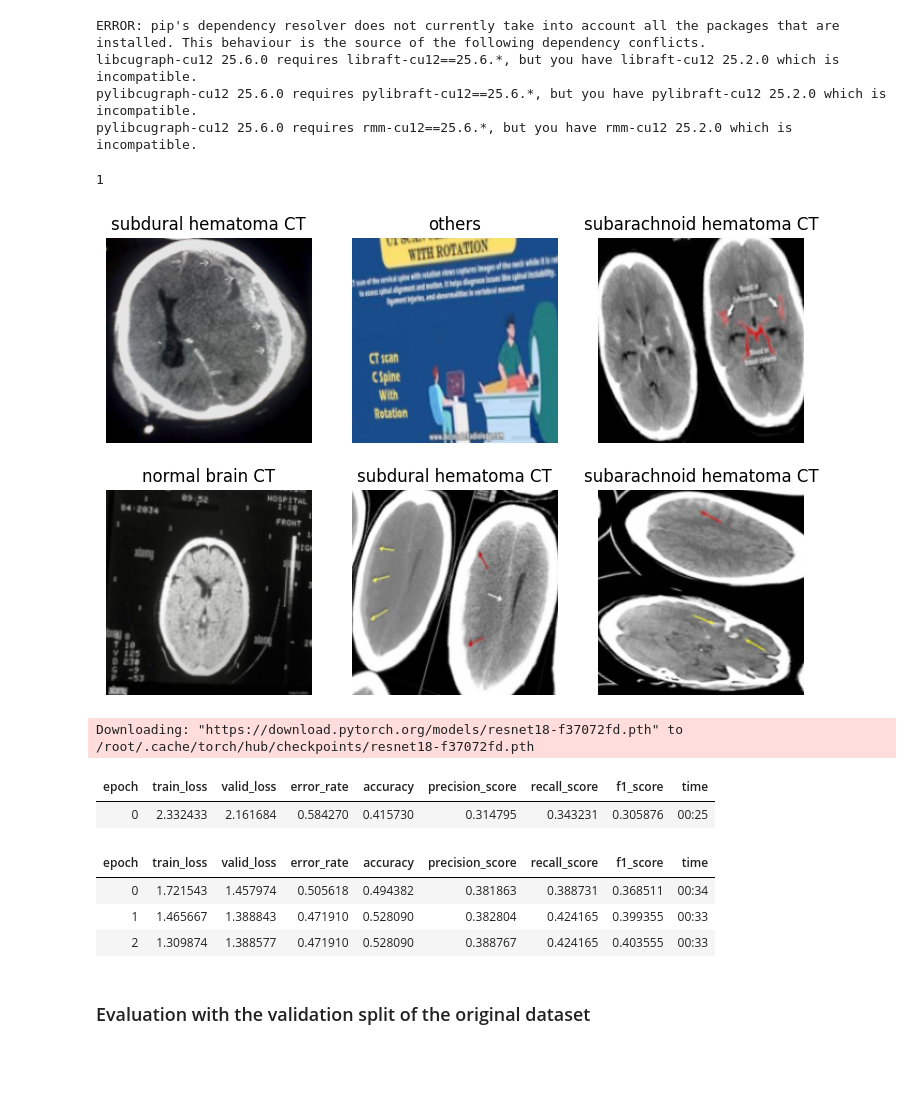
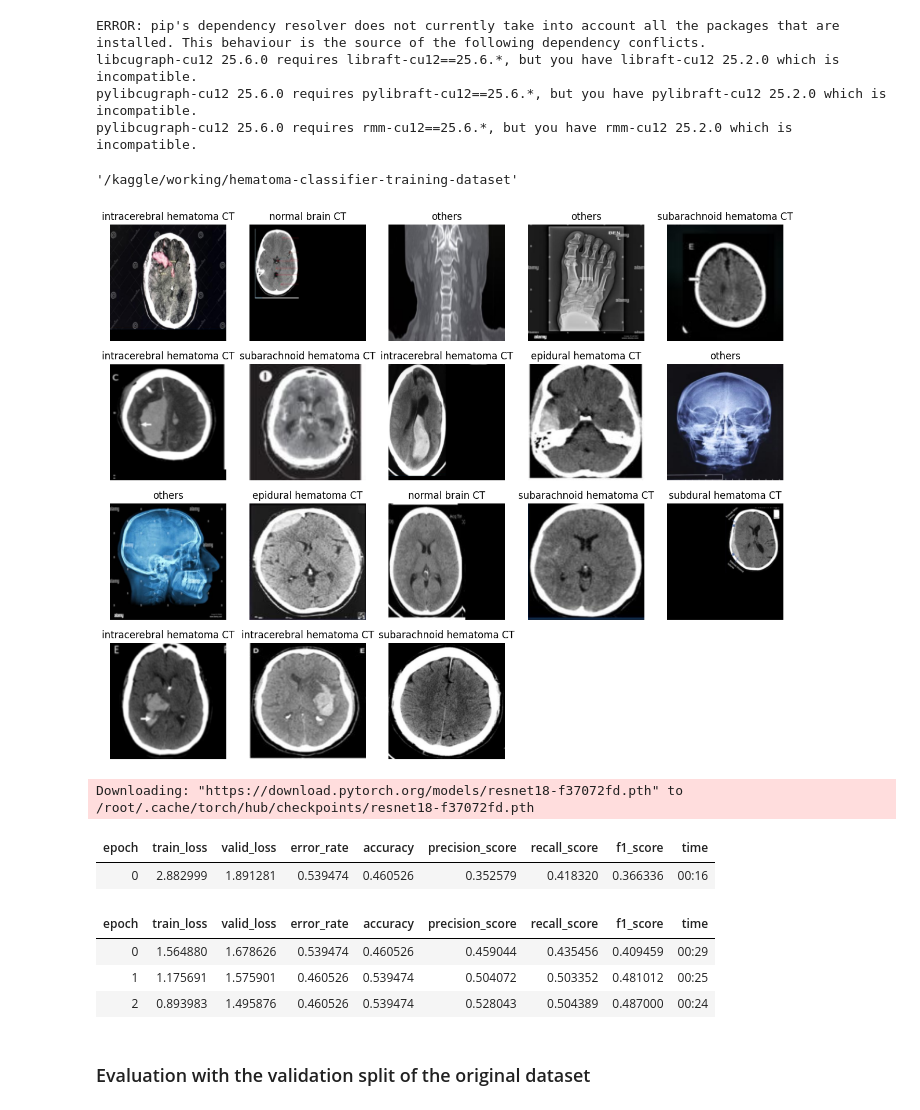
Before and after one commit to EmmanuelNiyi/CT-Hematoma-Classifier-Multi-class, a Jupyter notebook: ct-hematoma-classifier-v2-multi-class.ipynb, the cells around one changed output. Saved outputs shown, nothing was run; the diff lists cells and outputs as text; code cells hidden in the pictures; blank space fills up the shorter version.

Commit message:
Kaggle Notebook | CT Hematoma Classifier v2 – Multi-class | Version 10

```diff
--- a/ct-hematoma-classifier-v2-multi-class.ipynb
+++ b/ct-hematoma-classifier-v2-multi-class.ipynb
@@ -124,42 +88,29 @@ for class_ in combined_classes:
-# %%
-# verify all downloaded images and remove any corrupted or unreadable files from the dataset
-
-from fastai.vision.all import *
-failed = verify_images(get_image_files(path))
-failed.map(Path.unlink)
-len(failed)
-# %% [output]
-1
+# %%
+import shutil
+
+src = "/kaggle/input/hematoma-classifier-training-dataset"
+dst = "/kaggle/working/hematoma-classifier-training-dataset"
+path=dst
+
+shutil.copytree(src, dst, dirs_exist_ok=True)
+# %% [output]
+'/kaggle/working/hematoma-classifier-training-dataset'
 # %%
 # create a fastai datablock for image classification with an 80/20 train-validation split and display sample images
-
-
-# data augmentation
-batch_tfms=aug_transforms(
-        do_flip=True,
-        flip_vert=True,
-        max_rotate=20.0,
-        max_zoom=1.1,
-        max_lighting=0.2,
-        max_warp=0.1,
-        p_affine=0.75,
-        p_lighting=0.75
-    )
-
+from fastai.vision.all import *
 
 dls = DataBlock(
     blocks=(ImageBlock, CategoryBlock),
     get_items=get_image_files,
     splitter=RandomSplitter(valid_pct=0.2, seed=42),
     get_y=parent_label,
     # resize all images to 192x192 using squish method
-    item_tfms=[Resize(192, method='squish')],
-    batch_tfms=batch_tfms
+    item_tfms=[Resize(192, method='squish')]
 ).dataloaders(path, bs=32)
 
-dls.show_batch(max_n=6)
+dls.show_batch(max_n=18)
 # %% [output]
-[figure, old version]
+[figure, new version]
 # %%
 # fine-tune pretrained resnet18 model for 3 epochs
 
@@ -176,11 +127,11 @@ learn.fine_tune(3)
 # %% [output]
 Downloading: "https://download.pytorch.org/models/resnet18-f37072fd.pth" to /root/.cache/torch/hub/checkpoints/resnet18-f37072fd.pth
 | epoch | train_loss | valid_loss | error_rate | accuracy | precision_score | recall_score | f1_score | time |
-| 0 | 2.332433 | 2.161684 | 0.584270 | 0.415730 | 0.314795 | 0.343231 | 0.305876 | 00:25 |
+| 0 | 2.882999 | 1.891281 | 0.539474 | 0.460526 | 0.352579 | 0.418320 | 0.366336 | 00:16 |
 | epoch | train_loss | valid_loss | error_rate | accuracy | precision_score | recall_score | f1_score | time |
-| 0 | 1.721543 | 1.457974 | 0.505618 | 0.494382 | 0.381863 | 0.388731 | 0.368511 | 00:34 |
-| 1 | 1.465667 | 1.388843 | 0.471910 | 0.528090 | 0.382804 | 0.424165 | 0.399355 | 00:33 |
-| 2 | 1.309874 | 1.388577 | 0.471910 | 0.528090 | 0.388767 | 0.424165 | 0.403555 | 00:33 |
+| 0 | 1.564880 | 1.678626 | 0.539474 | 0.460526 | 0.459044 | 0.435456 | 0.409459 | 00:29 |
+| 1 | 1.175691 | 1.575901 | 0.460526 | 0.539474 | 0.504072 | 0.503352 | 0.481012 | 00:25 |
+| 2 | 0.893983 | 1.495876 | 0.460526 | 0.539474 | 0.528043 | 0.504389 | 0.487000 | 00:24 |
 # %% [markdown]
 ### Evaluation with the validation split of the original dataset
 # %%
```
Also changed, not shown: parts of 10 cells of this notebook.
